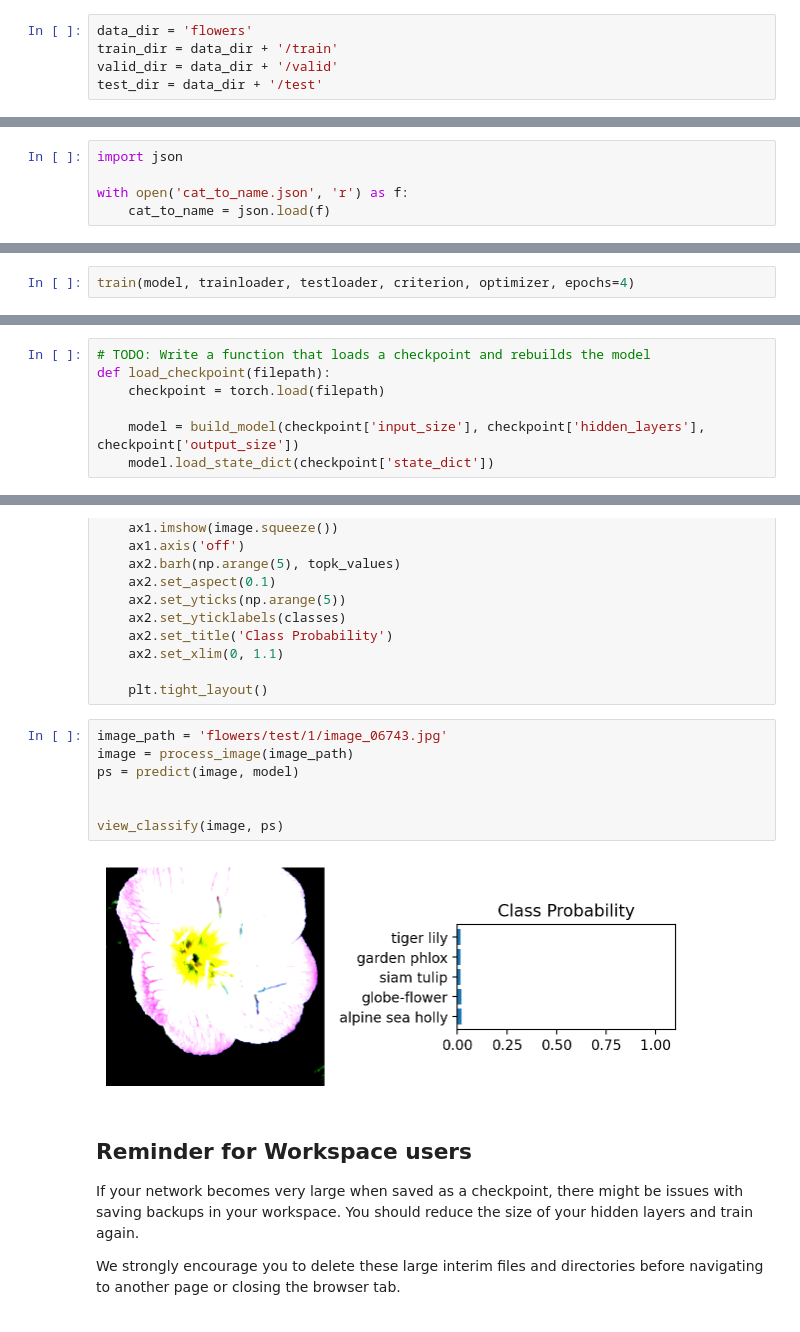
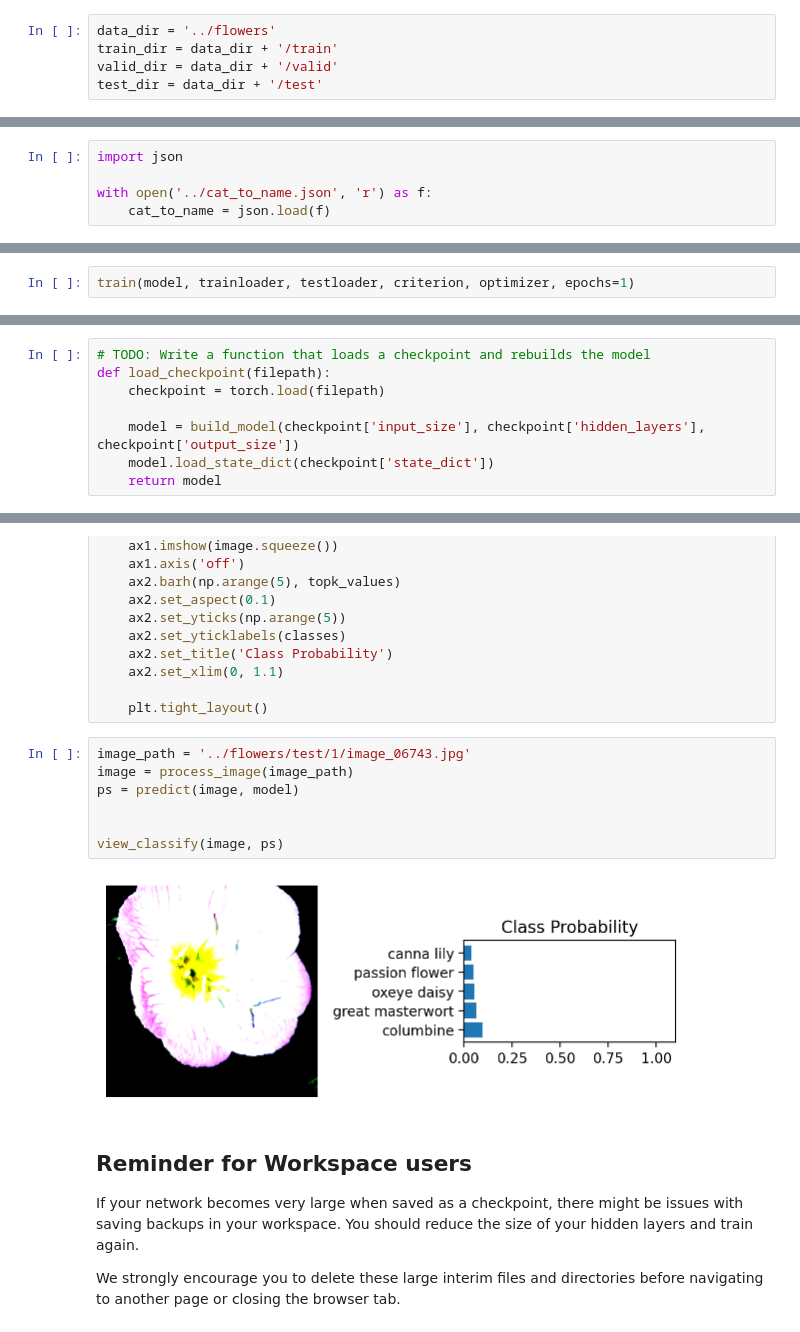
Before and after one commit to dkotsuka/nd-ai-with-python, a Jupyter notebook: Image Classifier Project.ipynb, the cells around one changed output, grey strips where cells are left out. Drawn from its saved outputs; the diff is of its cells as text.

```diff
--- a/Image Classifier Project.ipynb
+++ b/Image Classifier Project.ipynb
@@ -80,7 +67,7 @@ The validation and testing sets are used to measure the model's performance on d
 
 The pre-trained networks you'll use were trained on the ImageNet dataset where each color channel was normalized separately. For all three sets you'll need to normalize the means and standard deviations of the images to what the network expects. For the means, it's `[0.485, 0.456, 0.406]` and for the standard deviations `[0.229, 0.224, 0.225]`, calculated from the ImageNet images.  These values will shift each color channel to be centered at 0 and range from -1 to 1.
 # %%
-data_dir = 'flowers'
+data_dir = '../flowers'
 train_dir = data_dir + '/train'
 valid_dir = data_dir + '/valid'
 test_dir = data_dir + '/test'
@@ -109,7 +96,7 @@ You'll also need to load in a mapping from category label to category name. You
 # %%
 import json
 
-with open('cat_to_name.json', 'r') as f:
+with open('../cat_to_name.json', 'r') as f:
     cat_to_name = json.load(f)
 # %% [markdown]
 # Building and training the classifier
@@ -224,5 +209,5 @@ def validation(model, testloader, criterion, cuda=True):
 
     return test_loss, accuracy
 # %%
-train(model, trainloader, testloader, criterion, optimizer, epochs=4)
+train(model, trainloader, testloader, criterion, optimizer, epochs=1)
 # %% [output]
@@ -276,6 +280,7 @@ def load_checkpoint(filepath):
 
     model = build_model(checkpoint['input_size'], checkpoint['hidden_layers'], checkpoint['output_size'])
     model.load_state_dict(checkpoint['state_dict'])
+    return model
 # %%
 model = load_checkpoint('checkpoint.pth')
 # %% [markdown]
@@ -405,14 +410,14 @@ def view_classify(image, ps):
 
     plt.tight_layout()
 # %%
-image_path = 'flowers/test/1/image_06743.jpg'
+image_path = '../flowers/test/1/image_06743.jpg'
 image = process_image(image_path)
 ps = predict(image, model)
 
 
 view_classify(image, ps)
 # %% [output]
-[figure, old version]
+[figure, new version]
 # %% [markdown]
 ## Reminder for Workspace users
 If your network becomes very large when saved as a checkpoint, there might be issues with saving backups in your workspace. You should reduce the size of your hidden layers and train again.
```
Also changed, not shown: parts of 7 cells of this notebook, 1 other file.
